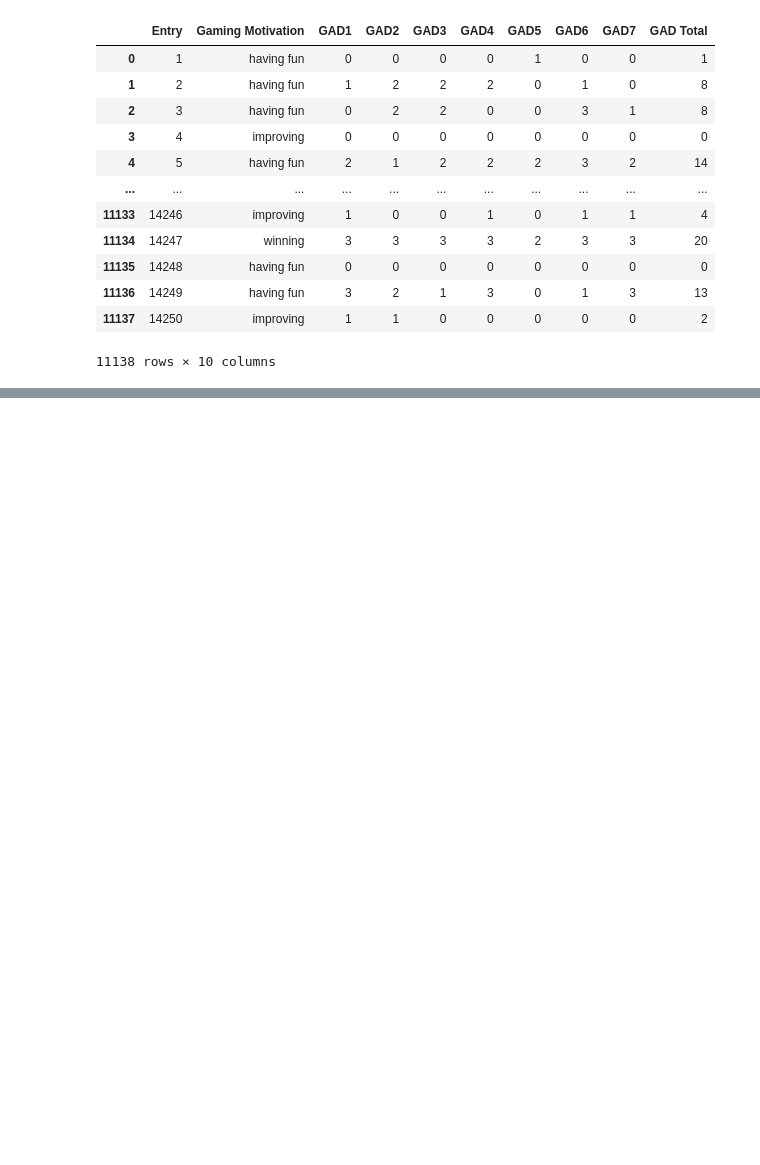
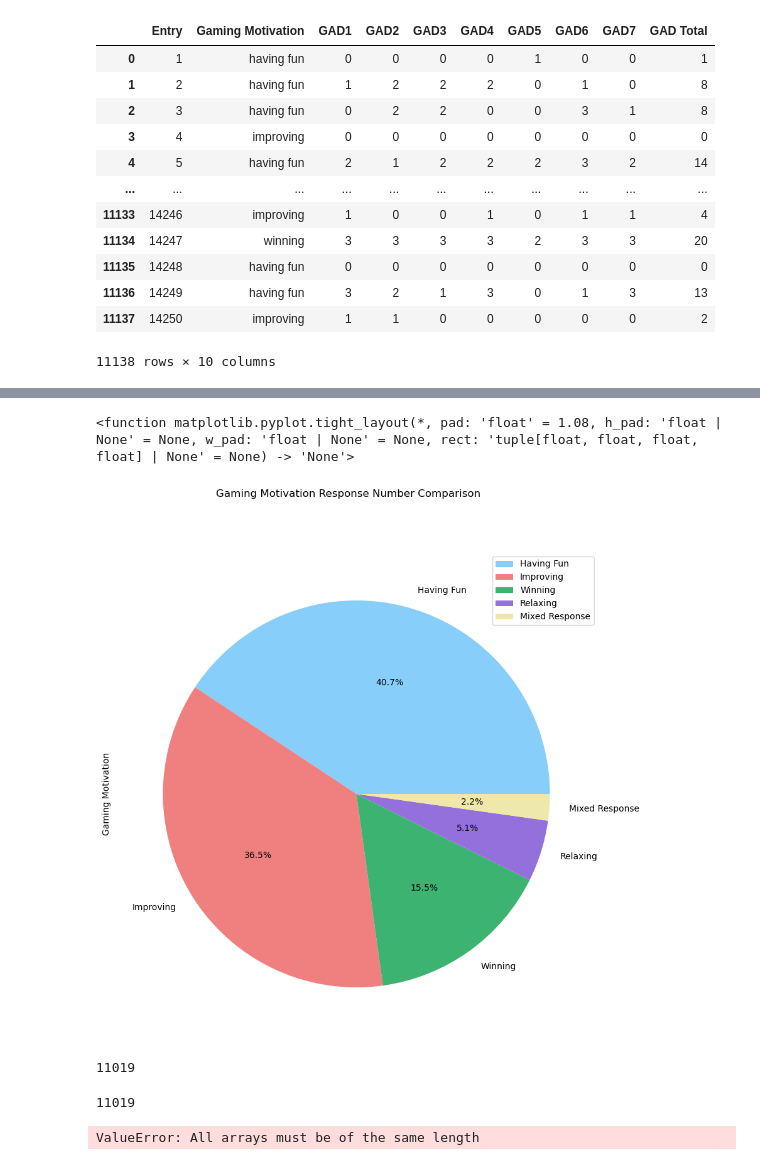
Before and after one commit to ComfyKoala/Project_1_Group_1, a Jupyter notebook: ashleys_analysis/ashleys_analysis.ipynb, the cells around one changed output, grey strips where cells are left out. Drawn from its saved outputs; the diff is of its cells as text; code cells hidden in the pictures; blank space fills up the shorter version.

```diff
--- a/ashleys_analysis/ashleys_analysis.ipynb
+++ b/ashleys_analysis/ashleys_analysis.ipynb
@@ -70,0 +342,5 @@ mixed_gm_df =
+# %%
+#replacing all mixed filter responses with "mixed response"
+mix_copy_df = mix_filter_df.copy()
+mix_copy_df['Gaming Motivation'] = 'mixed response'
+mix_copy_df['Gaming Motivation'].value_counts()
@@ -70,0 +351,4 @@ mixed_gm_df =
+# %%
+#concat mix_copy_df and simple_copy_df together
+concat_GADgm = pd.concat([simpler_copy_df, mix_copy_df])
+concat_GADgm['Gaming Motivation'].value_counts()
@@ -70,0 +363,3 @@ mixed_gm_df =
+# %%
+sorted_GADgm = concat_GADgm.sort_values(by= 'Entry')
+sorted_GADgm
@@ -70,0 +380,13 @@ mixed_gm_df =
+# %%
+#capitalizing/renaming responses in Gaming Motivation
+rename ={
+    'having fun': 'Having Fun',
+    'relaxing': 'Relaxing',
+    'improving': 'Improving',
+    'winning': 'Winning',
+    'mixed response': 'Mixed Response'
+
+}
+GADgm_df = sorted_GADgm.copy()
+GADgm_df.replace(rename, inplace=True, regex=True)
+GADgm_df
@@ -70,0 +407,49 @@ mixed_gm_df =
+# %%
+#creating pie chart or bar graph of all responses used for question
+resp_pie = GADgm_df["Gaming Motivation"].value_counts()
+resp_pie_df = pd.DataFrame(resp_pie)
+resp_pie_df.plot(kind="pie", figsize=(10,10),autopct = "%1.1f%%", title= "Gaming Motivation Response Number Comparison", subplots = True, ylabel = "Gaming Motivation", colors = ["lightskyblue", "lightcoral", "mediumseagreen", "mediumpurple", "palegoldenrod"])
+plt.legend(loc="best", fontsize = "medium")
+plt.tight_layout
+# %% [output]
+<function matplotlib.pyplot.tight_layout(*, pad: 'float' = 1.08, h_pad: 'float | None' = None, w_pad: 'float | None' = None, rect: 'tuple[float, float, float, float] | None' = None) -> 'None'>
+[figure, added]
+# %%
+len(GADgm_df['GAD Total'])
+# %% [output]
+11019
+# %%
+len(GADgm_df['Gaming Motivation'])
+# %% [output]
+11019
+# %%
+# Put treatments into a list for for loop (and later for plot labels)
+gaming_motive = ["Having Fun", "Relaxing", "Improving", "Winning", "Mixed Response"]
+
+# Create empty dictionary to fill with tumor vol data (for plotting)
+plot_data = {motive: [] for motive in gaming_motive}
+
+# Fill the plot_data dictionary with tumor volume data
+for index, motive in GADgm_df.iterrows():
+    if motive['Gaming Motivation'] in gaming_motive:
+        plot_data[motive['Gaming Motivation']].append(motive['GAD Total'])
+
+# Convert dictionary to DataFrame
+plot_data_df = pd.DataFrame(plot_data)
+
+# Calculate quartiles and determine outliers for each gaming motive
+for motive in gaming_motive:
+    quartiles = GADgm_df[GADgm_df['Gaming Motivation'] == motive]['GAD Total'].quantile([.25, .5, .75])
+    lowerq = quartiles[0.25]
+    upperq = quartiles[0.75]
+    iqr = upperq - lowerq
+
+    lower_bound = lowerq - (1.5 * iqr)
+    upper_bound = upperq + (1.5 * iqr)
+
+    box_data = GADgm_df[GADgm_df['Gaming Motivation'] == motive]['GAD Total']
+    outliers = box_data[(box_data < lower_bound) | (box_data > upper_bound)]
+
+    print(f"{motive} has {outliers.count()} potential outlier[s]: {outliers}")
+# %% [output]
+ValueError: All arrays must be of the same length
```
Also changed, not shown: parts of 22 cells of this notebook.
